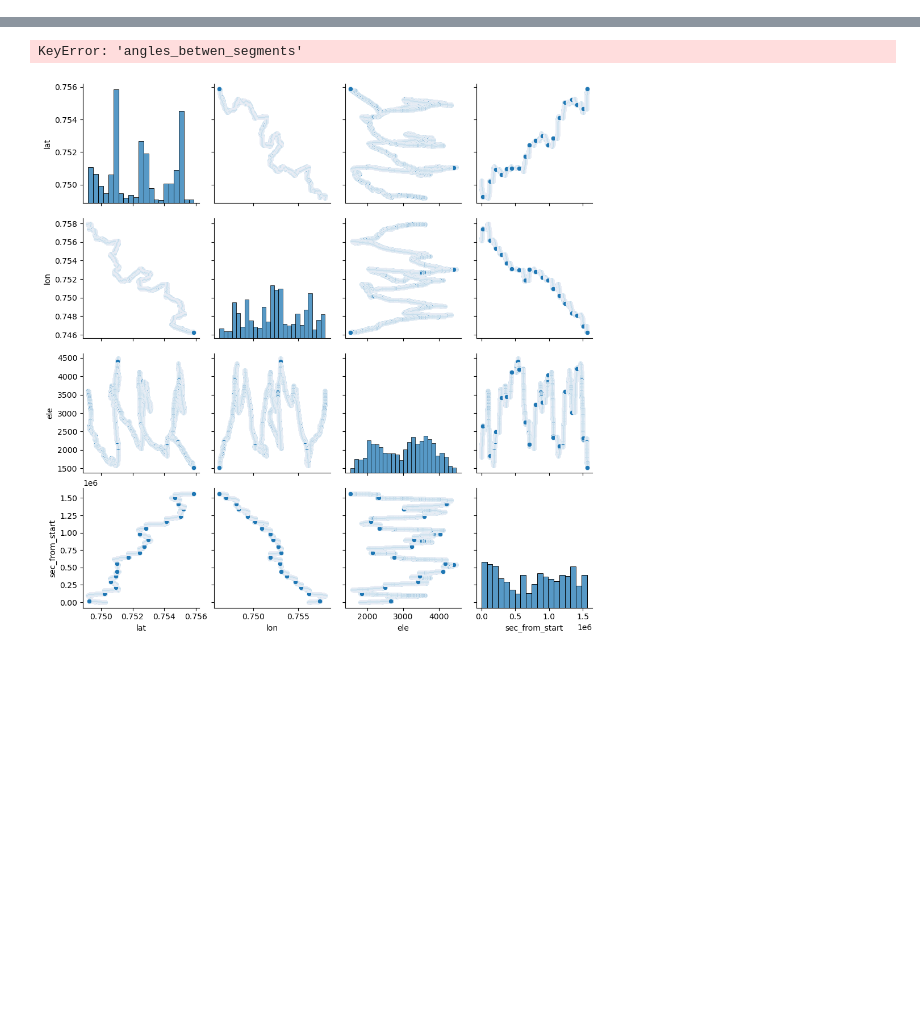
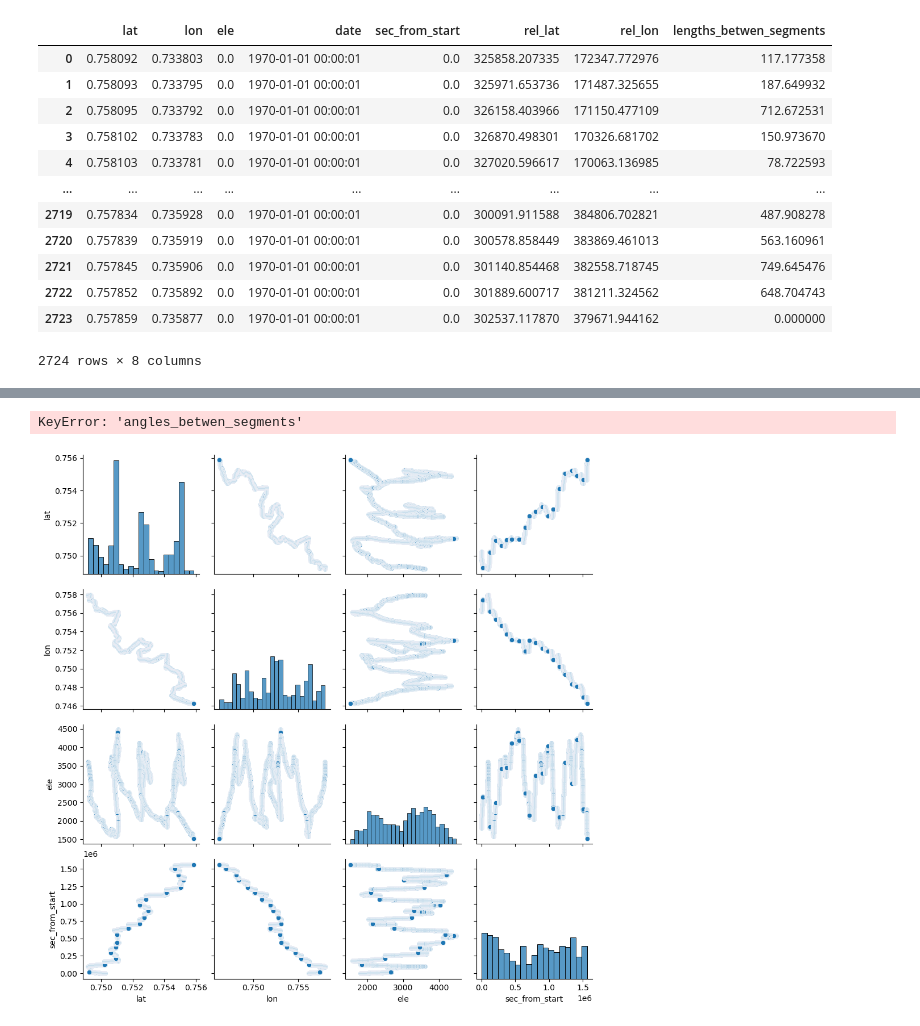
Before and after one commit to MitiaKorotkov/HikingSoft, a Jupyter notebook: GPXCleaner/experiments.ipynb, the cells around one changed output, grey strips where cells are left out. Saved outputs shown, nothing was run; the diff lists cells and outputs as text; code cells hidden in the pictures; blank space fills up the shorter version.

```diff
--- a/GPXCleaner/experiments.ipynb
+++ b/GPXCleaner/experiments.ipynb
@@ -44,0 +46,17 @@ print(max_x, max_y)
+# %%
+add_lengths_betwen_segments(df)
+df
+# %% [output]
+|  | lat | lon | ele | date | sec_from_start | rel_lat | rel_lon | lengths_betwen_segments |
+| 0 | 0.758092 | 0.733803 | 0.0 | 1970-01-01 00:00:01 | 0.0 | 325858.207335 | 172347.772976 | 117.177358 |
+| 1 | 0.758093 | 0.733795 | 0.0 | 1970-01-01 00:00:01 | 0.0 | 325971.653736 | 171487.325655 | 187.649932 |
+| 2 | 0.758095 | 0.733792 | 0.0 | 1970-01-01 00:00:01 | 0.0 | 326158.403966 | 171150.477109 | 712.672531 |
+| 3 | 0.758102 | 0.733783 | 0.0 | 1970-01-01 00:00:01 | 0.0 | 326870.498301 | 170326.681702 | 150.973670 |
+| 4 | 0.758103 | 0.733781 | 0.0 | 1970-01-01 00:00:01 | 0.0 | 327020.596617 | 170063.136985 | 78.722593 |
+| ... | ... | ... | ... | ... | ... | ... | ... | ... |
+| 2719 | 0.757834 | 0.735928 | 0.0 | 1970-01-01 00:00:01 | 0.0 | 300091.911588 | 384806.702821 | 487.908278 |
+| 2720 | 0.757839 | 0.735919 | 0.0 | 1970-01-01 00:00:01 | 0.0 | 300578.858449 | 383869.461013 | 563.160961 |
+| 2721 | 0.757845 | 0.735906 | 0.0 | 1970-01-01 00:00:01 | 0.0 | 301140.854468 | 382558.718745 | 749.645476 |
+| 2722 | 0.757852 | 0.735892 | 0.0 | 1970-01-01 00:00:01 | 0.0 | 301889.600717 | 381211.324562 | 648.704743 |
+| 2723 | 0.757859 | 0.735877 | 0.0 | 1970-01-01 00:00:01 | 0.0 | 302537.117870 | 379671.944162 | 0.000000 |
+2724 rows × 8 columns
```
Also changed, not shown: parts of 12 cells of this notebook, 3 other files.
